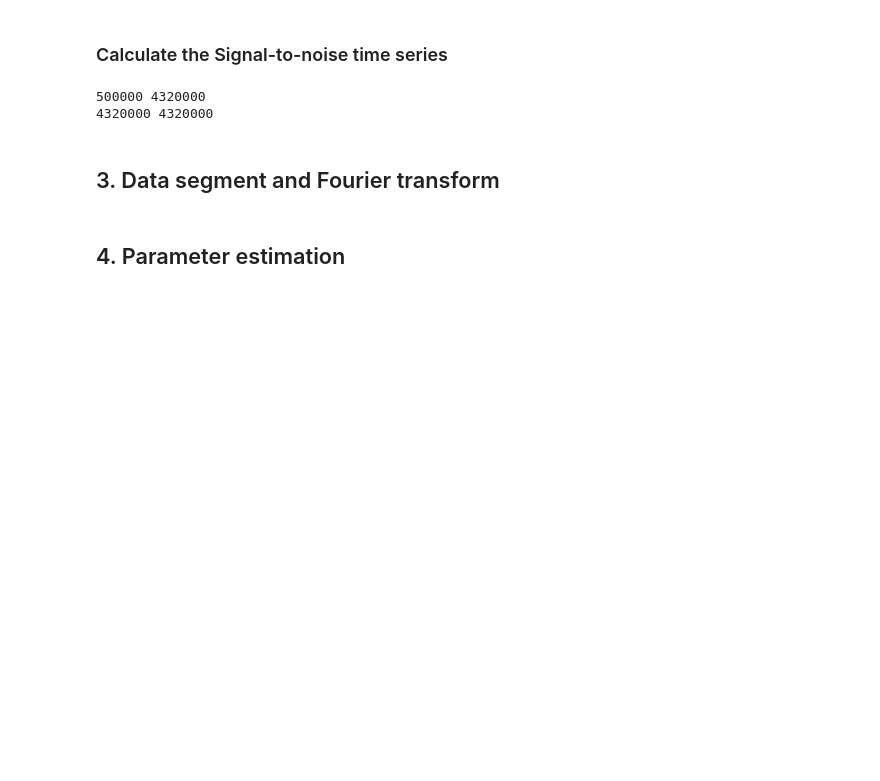
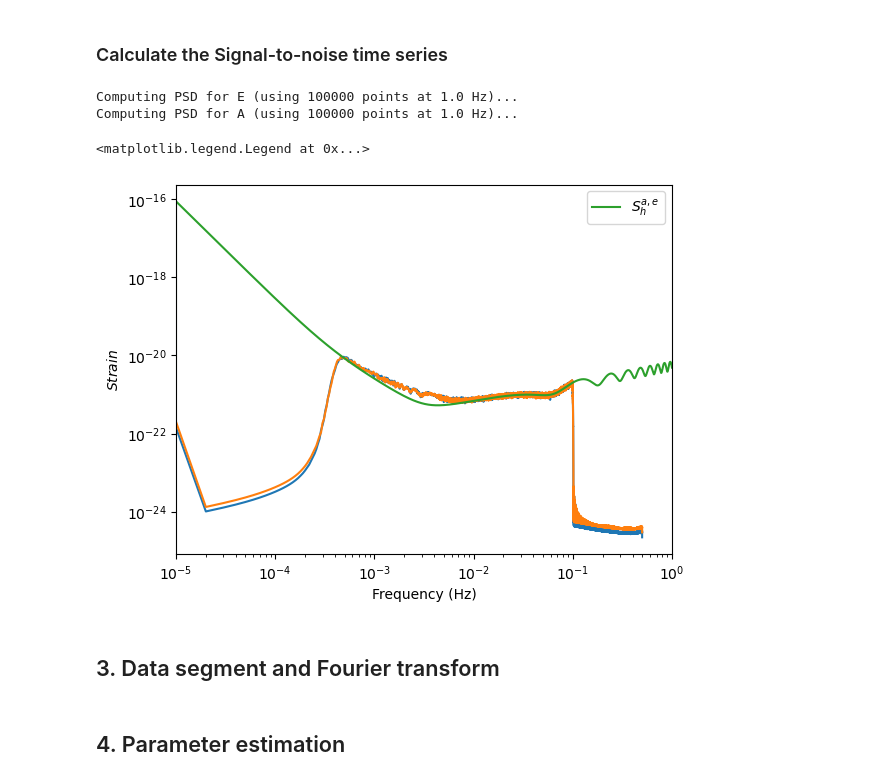
Before and after one commit to renjiewang888/LitePIG, a Jupyter notebook: parameter_estimation/testTDIestimation.ipynb, the cells around one changed output. Drawn from its saved outputs; the diff is of its cells as text; code cells hidden in the pictures; blank space fills up the shorter version.

```diff
--- a/parameter_estimation/testTDIestimation.ipynb
+++ b/parameter_estimation/testTDIestimation.ipynb
@@ -395,18 +398,44 @@ plt.show()
 # %% [markdown]
 ### Calculate the Signal-to-noise time series
+# %%
+#calculate the noise spectrum
+# seg_len = int(100000 / dataA.delta_t)
+# seg_stride = int(seg_len / 2)
+# psdA = interpolate(welch(dataA,seg_len=seg_len,seg_stride=seg_stride),dataA.delta_f)
+# psdE = interpolate(welch(dataE,seg_len=seg_len,seg_stride=seg_stride),dataE.delta_f)
+
+nperseg = int(100000 / dataA.delta_t)
+data_E =Series(dataE.sample_times,dataE,'E')
+psdE= data_E.compute(nperseg=nperseg, overlap=0.5, window='hann')
+
+data_A =Series(dataA.sample_times,dataA,'A')
+psdA= data_A.compute(nperseg=nperseg, overlap=0.5, window='hann')
+psdA= types.FrequencySeries(psdA.psd,delta_f=psdA.frequencies[1]-psdA.frequencies[0])
+psdE= types.FrequencySeries(psdE.psd,delta_f=psdE.frequencies[1]-psdE.frequencies[0])
+
+
+plt.loglog(psdA.sample_frequencies, np.sqrt(psdA.sample_frequencies*psdA))
+plt.loglog(psdE.sample_frequencies, np.sqrt(psdE.sample_frequencies*psdE))
+plt.loglog(PSD_TDIae.sample_frequencies,np.sqrt(PSD_TDIae*PSD_TDIae.sample_frequencies),label='$S^{a,e}_{h}$')
+plt.xlim(1e-5,1)
+plt.ylabel('$Strain$')
+plt.xlabel('Frequency (Hz)')
+#pylab.xlim(30, 1024)
+plt.legend()
+# %% [output]
+Computing PSD for E (using 100000 points at 1.0 Hz)...
+Computing PSD for A (using 100000 points at 1.0 Hz)...
+<matplotlib.legend.Legend at 0x...>
+[figure, added]
 # %%
-# Af =dataA.to_frequencyseries()   # Convert to a frequency series by taking the data's FFT
-# Ef =dataE.to_frequencyseries()
-
-
 #calculate the Signal-to-noise time series
 tmphtA=copy.deepcopy(tmp_htA)
 tmphtA.resize(len(dataA))
 tmphtE=copy.deepcopy(tmp_htE)
 tmphtE.resize(len(dataE))
 
-snr = matched_filter(tmphtA, dataA,psd=PSD_TDIae, low_frequency_cutoff=flow,high_frequency_cutoff=fhigh)+\
-      matched_filter(tmphtE, dataE,psd=PSD_TDIae, low_frequency_cutoff=flow,high_frequency_cutoff=fhigh)
+snr = matched_filter(tmphtA, dataA,psd=psdA, low_frequency_cutoff=flow,high_frequency_cutoff=fhigh)+\
+      matched_filter(tmphtE, dataE,psd=psdE, low_frequency_cutoff=flow,high_frequency_cutoff=fhigh)
 snr = snr[tstart-50000:tstart+50000]
 #Now we should be able to spot where the signal is!
 plt.plot(snr.sample_times, abs(snr))
@@ -415,9 +444,6 @@ plt.xlabel('Time (s)')
 plt.show()
 dexmax=np.argmax(snr)
 print(snr.sample_times[dexmax],abs(snr[dexmax]))
-# %% [output]
-500000 4320000
-4320000 4320000
 # %% [markdown]
 ## 3. Data segment and Fourier transform
 # %%
```
Also changed, not shown: parts of 6 cells of this notebook, 2 other files.
